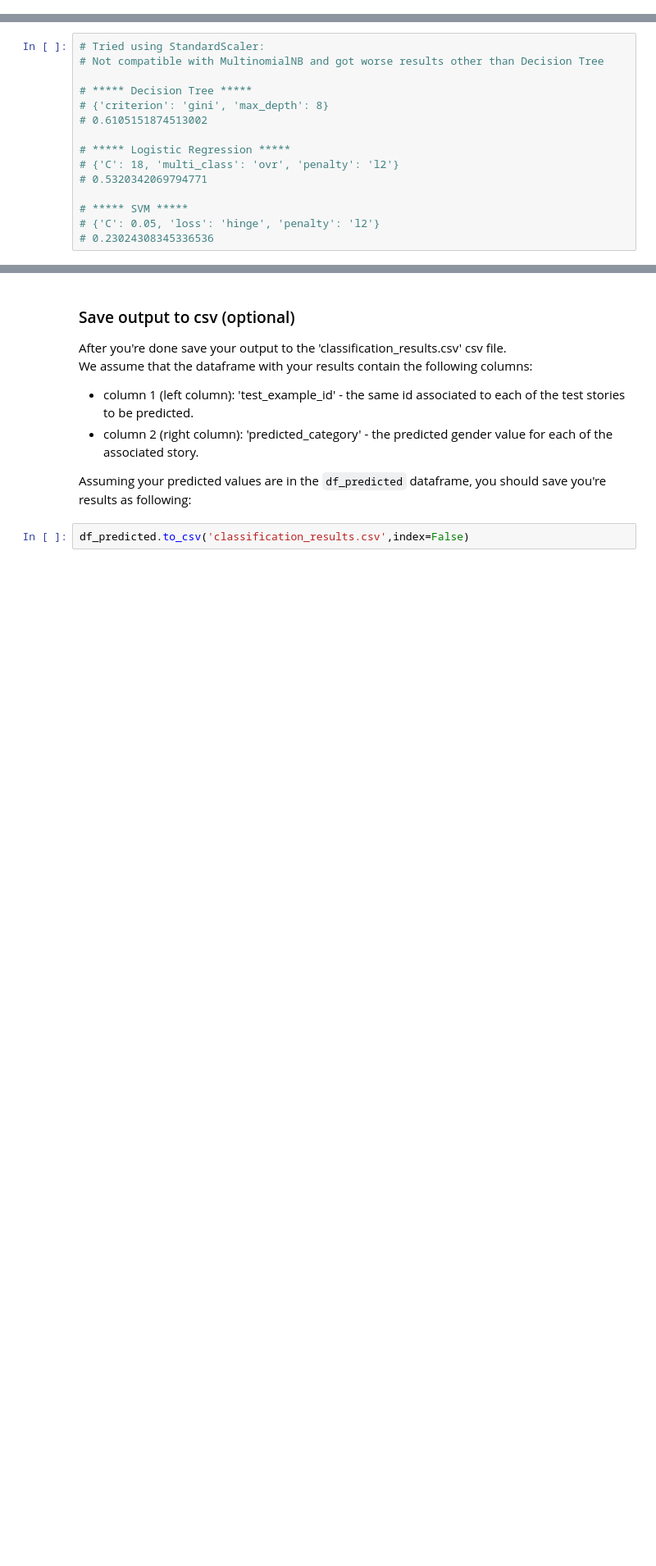
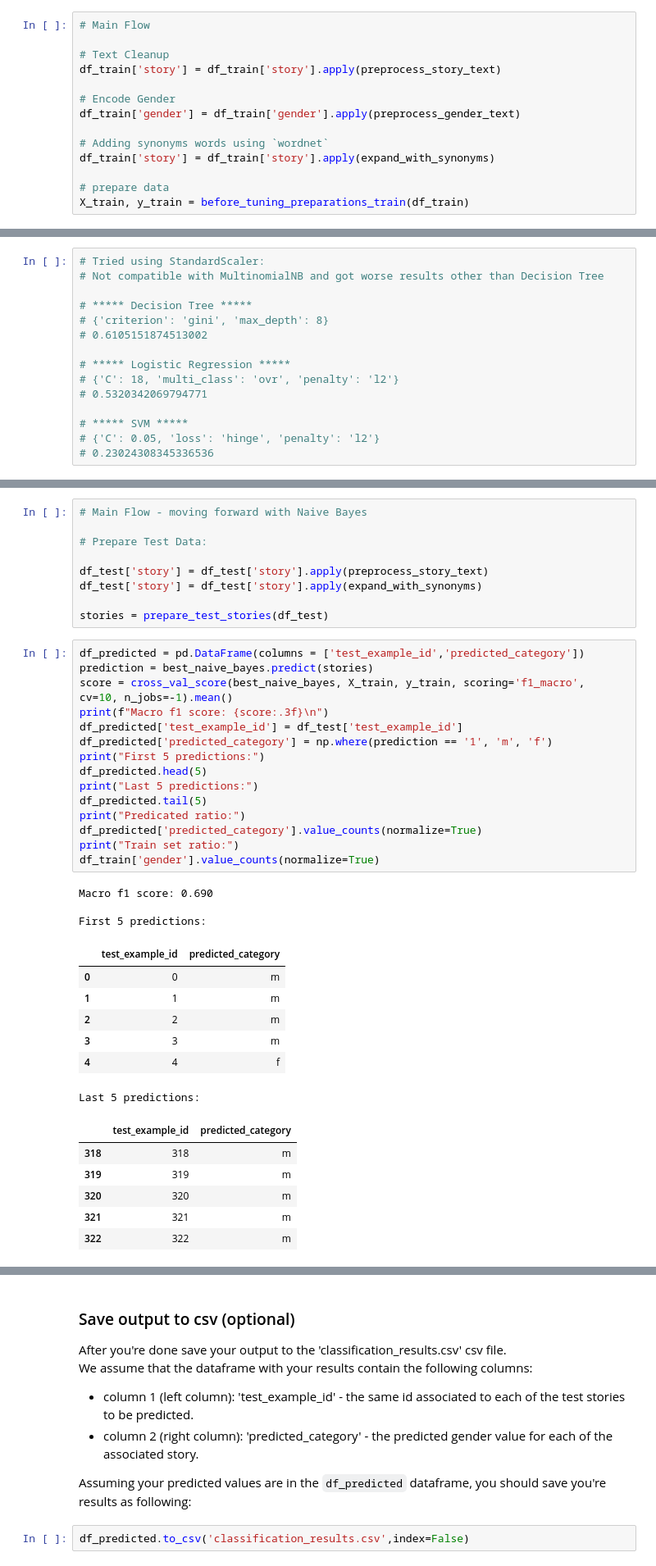
Before and after one commit to Omer-5/assignment3-text_analysis, a Jupyter notebook: Assignment3-text-analysis.ipynb, the cells around one changed output, grey strips where cells are left out. Shown at 82% size. Drawn from its saved outputs; the diff is of its cells as text; blank space fills up the shorter version.

```diff
--- a/Assignment3-text-analysis.ipynb
+++ b/Assignment3-text-analysis.ipynb
@@ -388,4 +343,18 @@ def calc_and_display_scores(name, model, X: pd.Series, y: pd.Series, best_params
     print(best_params)
     print(score.mean())
     print("\n")
+# %%
+# Main Flow
+
+# Text Cleanup
+df_train['story'] = df_train['story'].apply(preprocess_story_text)
+
+# Encode Gender
+df_train['gender'] = df_train['gender'].apply(preprocess_gender_text)
+
+# Adding synonyms words using `wordnet`
+df_train['story'] = df_train['story'].apply(expand_with_synonyms)
+
+# prepare data
+X_train, y_train = before_tuning_preparations_train(df_train)
 # %%
@@ -513,0 +520,41 @@ calc_and_display_scores("SVM", best_svm, X_train, y_train, svm_best_params)
+# %%
+# Main Flow - moving forward with Naive Bayes
+
+# Prepare Test Data:
+
+df_test['story'] = df_test['story'].apply(preprocess_story_text)
+df_test['story'] = df_test['story'].apply(expand_with_synonyms)
+
+stories = prepare_test_stories(df_test)
+# %%
+df_predicted = pd.DataFrame(columns = ['test_example_id','predicted_category'])
+prediction = best_naive_bayes.predict(stories)
+score = cross_val_score(best_naive_bayes, X_train, y_train, scoring='f1_macro', cv=10, n_jobs=-1).mean()
+print(f"Macro f1 score: {score:.3f}\n")
+df_predicted['test_example_id'] = df_test['test_example_id']
+df_predicted['predicted_category'] = np.where(prediction == '1', 'm', 'f')
+print("First 5 predictions:")
+df_predicted.head(5)
+print("Last 5 predictions:")
+df_predicted.tail(5)
+print("Predicated ratio:")
+df_predicted['predicted_category'].value_counts(normalize=True)
+print("Train set ratio:")
+df_train['gender'].value_counts(normalize=True)
+# %% [output]
+Macro f1 score: 0.690
+
+First 5 predictions:
+|  | test_example_id | predicted_category |
+| 0 | 0 | m |
+| 1 | 1 | m |
+| 2 | 2 | m |
+| 3 | 3 | m |
+| 4 | 4 | f |
+Last 5 predictions:
+|  | test_example_id | predicted_category |
+| 318 | 318 | m |
+| 319 | 319 | m |
+| 320 | 320 | m |
+| 321 | 321 | m |
+| 322 | 322 | m |
```
Also changed, not shown: parts of 23 cells of this notebook.
